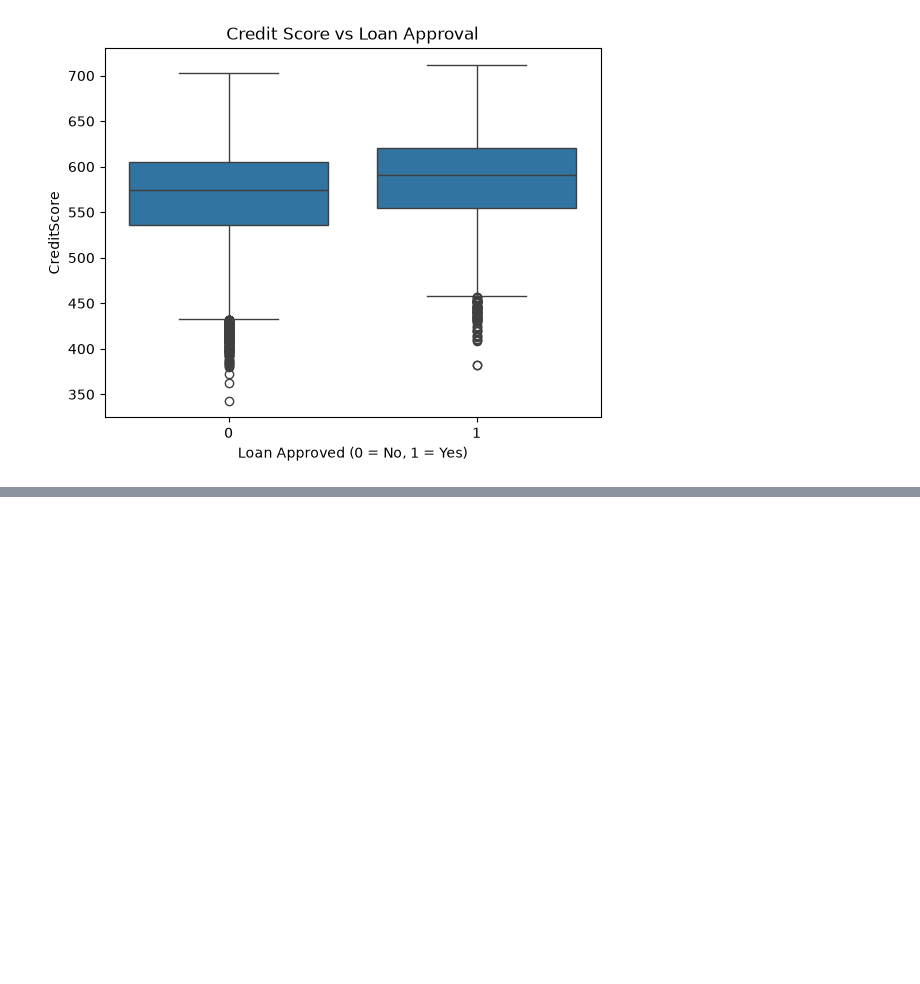
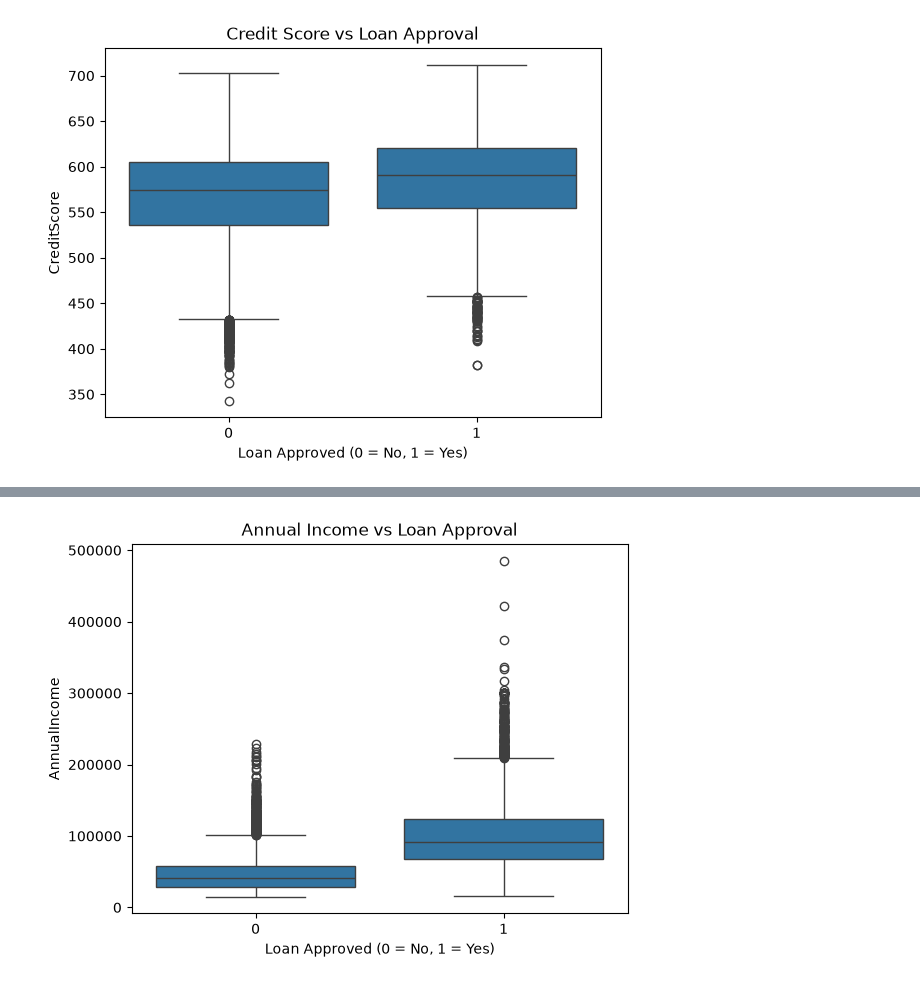
Before and after one commit to BIKRAM-GORAI/loan_approval_ml_model, a Jupyter notebook: notebooks/LoanIQ_Model.ipynb, the cells around one changed output, grey strips where cells are left out. Saved outputs shown, nothing was run; the diff lists cells and outputs as text; code cells hidden in the pictures; blank space fills up the shorter version.

Commit message:
section 1 complete --- Section 1 — Dataset Understanding & Exploratory Data Analysis (EDA)

```diff
--- a/notebooks/LoanIQ_Model.ipynb
+++ b/notebooks/LoanIQ_Model.ipynb
@@ -220,0 +270,14 @@ plt.show()
+# %%
+# Compare annual income for approved and rejected loans
+sns.boxplot(data=df, x="LoanApproved", y="AnnualIncome")
+
+# Add a title
+plt.title("Annual Income vs Loan Approval")
+
+# Label the x-axis
+plt.xlabel("Loan Approved (0 = No, 1 = Yes)")
+
+# Display the graph
+plt.show()
+# %% [output]
+[figure, added]
```
Also changed, not shown: parts of 25 cells of this notebook, 1 other file.
